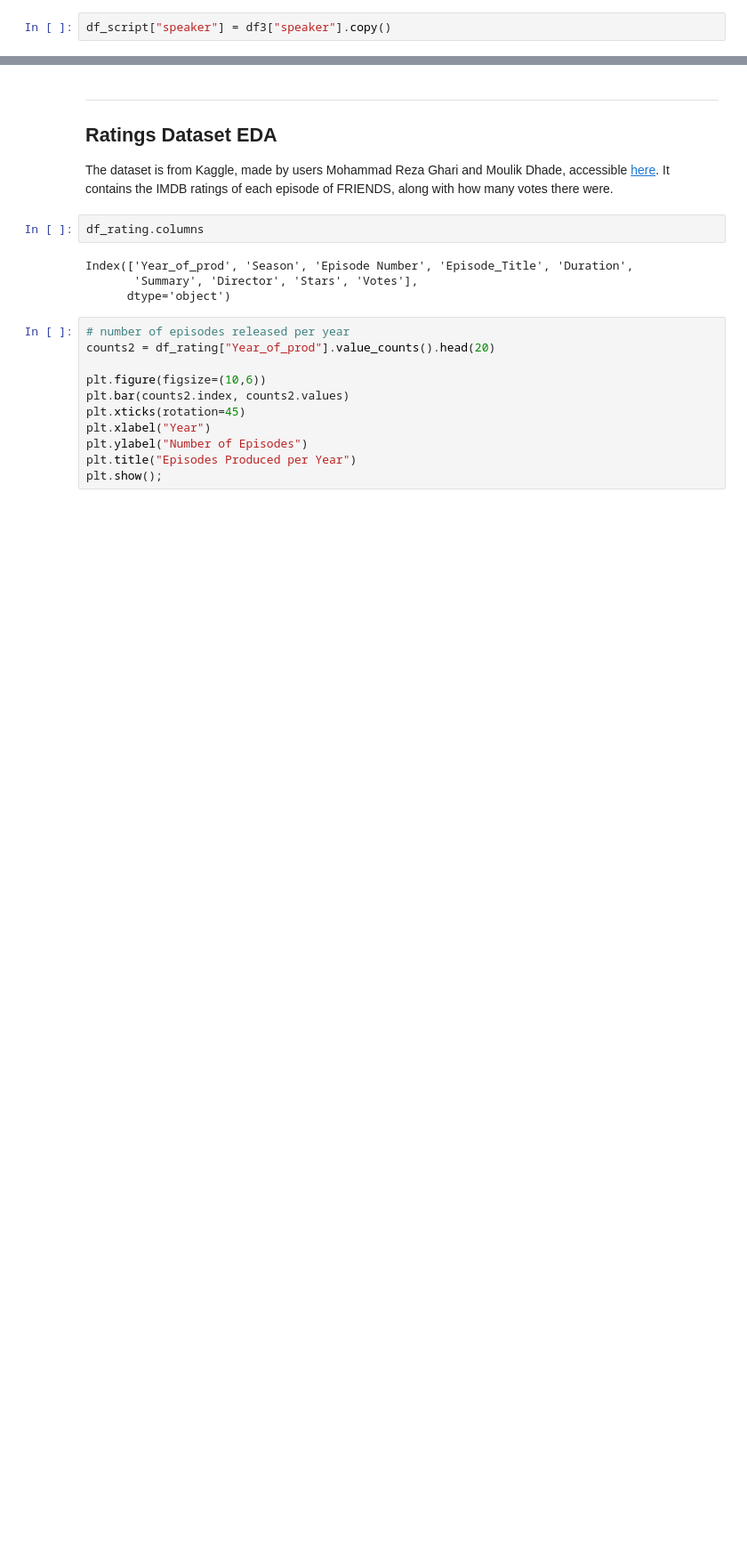
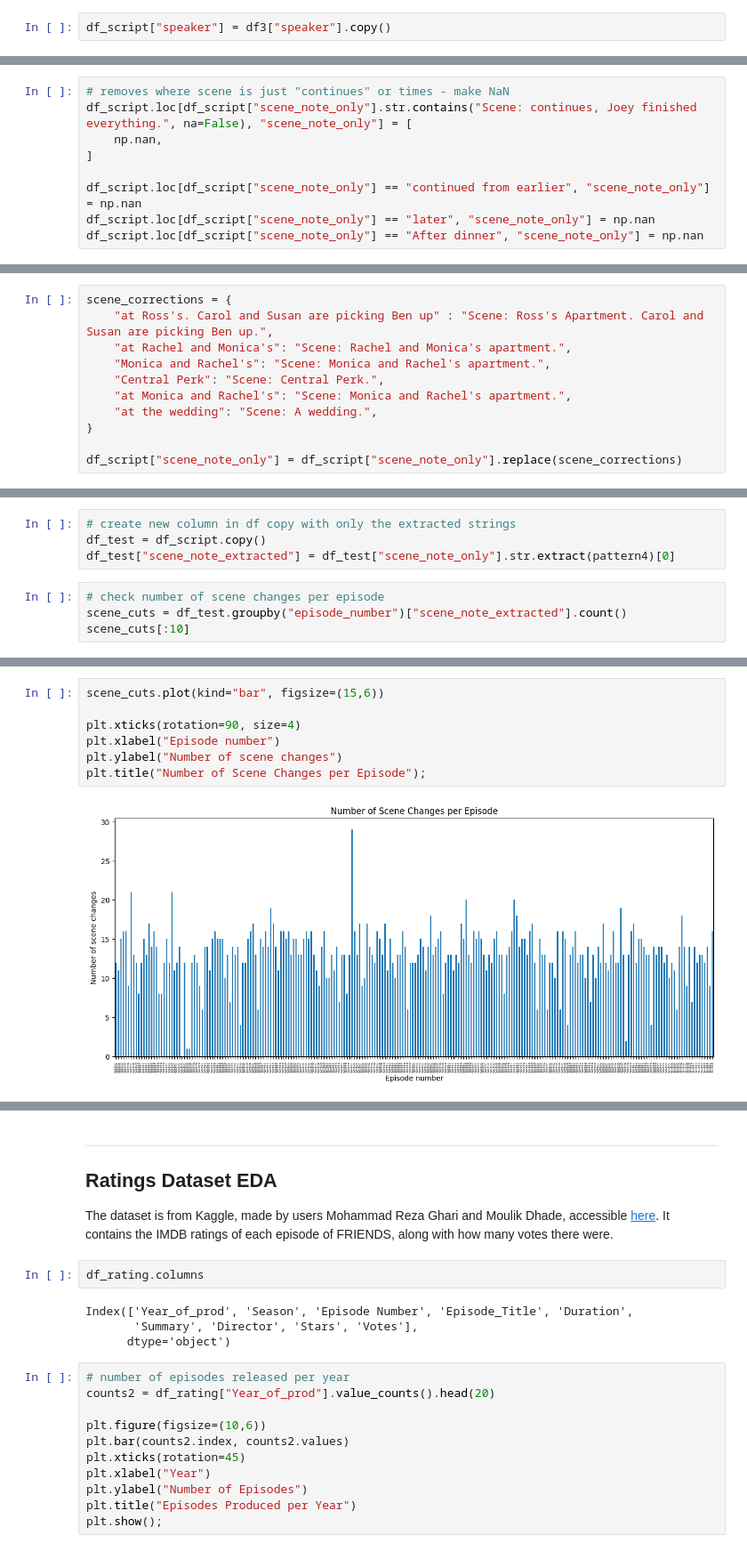
Before and after one commit to DimitarDimitrov2001/EMM-Friends-Project, a Jupyter notebook: data_parser.ipynb, the cells around one changed output, grey strips where cells are left out. Shown at 89% size. Cells and saved outputs as stored; diff of their text form; blank space fills up the shorter version.

```diff
--- a/data_parser.ipynb
+++ b/data_parser.ipynb
@@ -785,0 +737,9 @@ Missingness percentage: 0.941237278511422
+# %%
+# removes where scene is just "continues" or times - make NaN
+df_script.loc[df_script["scene_note_only"].str.contains("Scene: continues, Joey finished everything.", na=False), "scene_note_only"] = [
+    np.nan,
+]
+
+df_script.loc[df_script["scene_note_only"] == "continued from earlier", "scene_note_only"] = np.nan
+df_script.loc[df_script["scene_note_only"] == "later", "scene_note_only"] = np.nan
+df_script.loc[df_script["scene_note_only"] == "After dinner", "scene_note_only"] = np.nan
@@ -785,0 +751,11 @@ Missingness percentage: 0.941237278511422
+# %%
+scene_corrections = {
+    "at Ross's. Carol and Susan are picking Ben up" : "Scene: Ross's Apartment. Carol and Susan are picking Ben up.",
+    "at Rachel and Monica's": "Scene: Rachel and Monica's apartment.",
+    "Monica and Rachel's": "Scene: Monica and Rachel's apartment.",
+    "Central Perk": "Scene: Central Perk.",
+    "at Monica and Rachel's": "Scene: Monica and Rachel's apartment.",
+    "at the wedding": "Scene: A wedding.",
+}
+
+df_script["scene_note_only"] = df_script["scene_note_only"].replace(scene_corrections)
@@ -785,0 +764,8 @@ Missingness percentage: 0.941237278511422
+# %%
+# create new column in df copy with only the extracted strings
+df_test = df_script.copy()
+df_test["scene_note_extracted"] = df_test["scene_note_only"].str.extract(pattern4)[0]
+# %%
+# check number of scene changes per episode
+scene_cuts = df_test.groupby("episode_number")["scene_note_extracted"].count()
+scene_cuts[:10]
@@ -785,0 +785,9 @@ Missingness percentage: 0.941237278511422
+# %%
+scene_cuts.plot(kind="bar", figsize=(15,6))
+
+plt.xticks(rotation=90, size=4)
+plt.xlabel("Episode number")
+plt.ylabel("Number of scene changes")
+plt.title("Number of Scene Changes per Episode");
+# %% [output]
+[figure, added]
```
Also changed, not shown: parts of 53 cells of this notebook.
